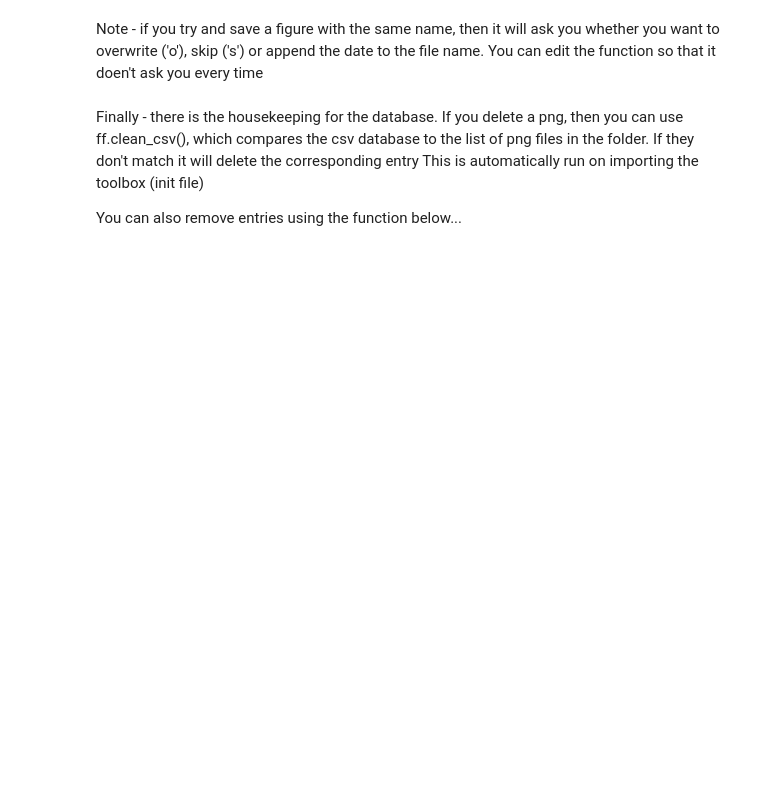
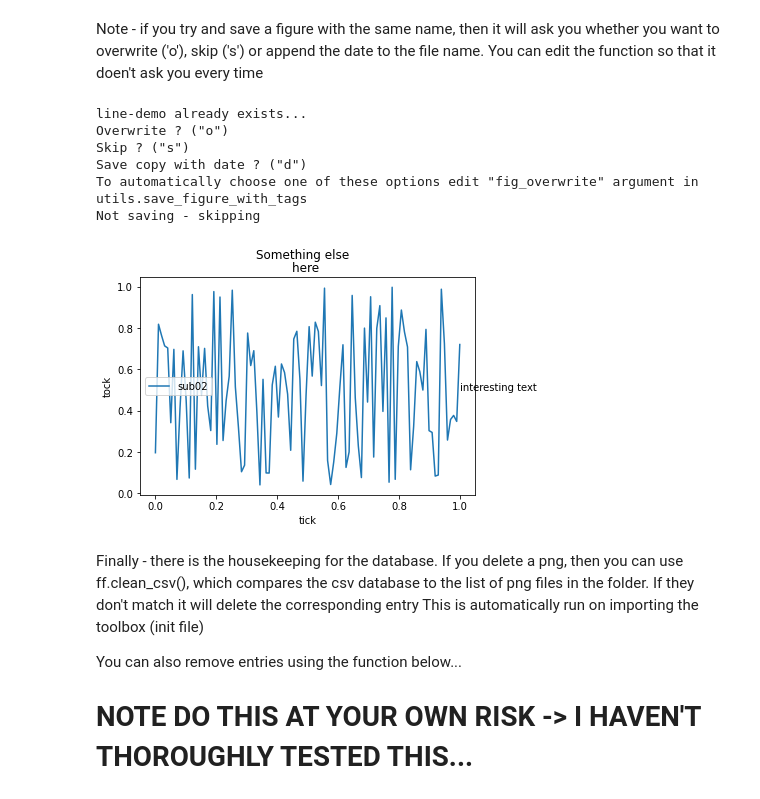
Before and after one commit to mdaghlian/figure_finder, a Jupyter notebook: example.ipynb, the cells around one changed output. Drawn from its saved outputs; the diff is of its cells as text; code cells hidden in the pictures; blank space fills up the shorter version.

```diff
--- a/example.ipynb
+++ b/example.ipynb
@@ -115,24 +167,33 @@ Note - if you try and save a figure with the same name, then it will ask you whe
 You can edit the function so that it doen't ask you every time
 # %%
 # scatter demo
-x = np.random.random(100)
+x = np.linspace(0,1, 100)
 y = np.random.random(100)
-plt.scatter(x,y, label='sub01')
-plt.xlabel('bloop')
-plt.ylabel('bleep')
-plt.title('Comparing ')
+plt.plot(x,y, label='sub02')
+plt.xlabel('tick')
+plt.ylabel('tock')
+plt.title('here ')
 plt.text(1,.5, 'interesting text')
 plt.legend()
 fig = plt.gcf()
 fig.suptitle('Something else')
 
-ff.save_figure_with_tags(fig, fig_name='scatter-demo', fig_tags=['optional-tags']) # SAME NAME AS BEFORE...
+ff.save_fig_and_code_as_svg(fig, fig_name='line-demo')# SAME NAME AS BEFORE...
 
 # Best practice is probably to specify a new name - but this still works....
+# %% [output]
+line-demo already exists...
+Overwrite ? ("o")
+Skip ? ("s")
+Save copy with date ? ("d")
+To automatically choose one of these options edit "fig_overwrite" argument in utils.save_figure_with_tags
+Not saving - skipping
+[figure, added]
 # %% [markdown]
 Finally - there is the housekeeping for the database.
 If you delete a png, then you can use ff.clean_csv(), which compares the csv database to the list of png files in the folder. If they don't match it will delete the corresponding entry
 This is automatically run on importing the toolbox (init file)
 
 You can also remove entries using the function below...
+# NOTE DO THIS AT YOUR OWN RISK -> I HAVEN'T THOROUGHLY TESTED THIS...
 # %%
```
Also changed, not shown: parts of 20 cells of this notebook, 6 other files.
